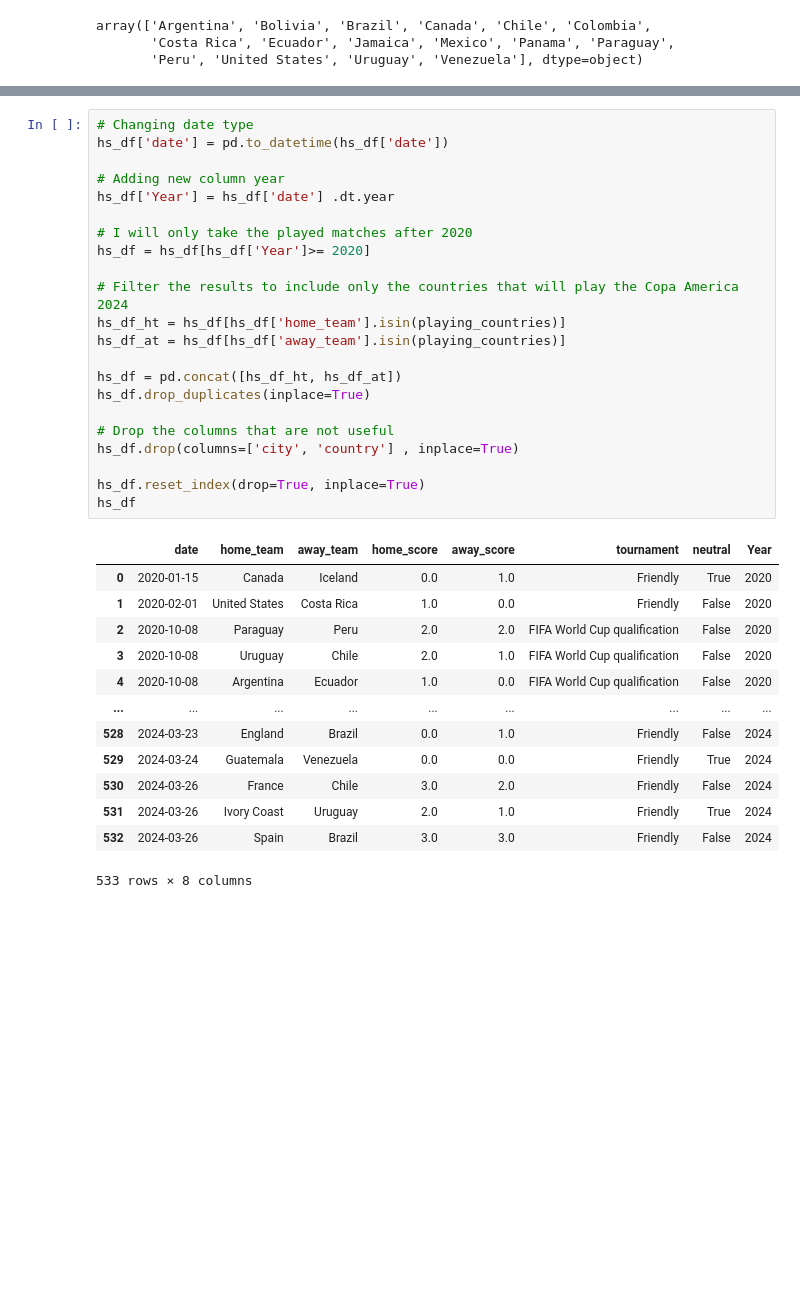
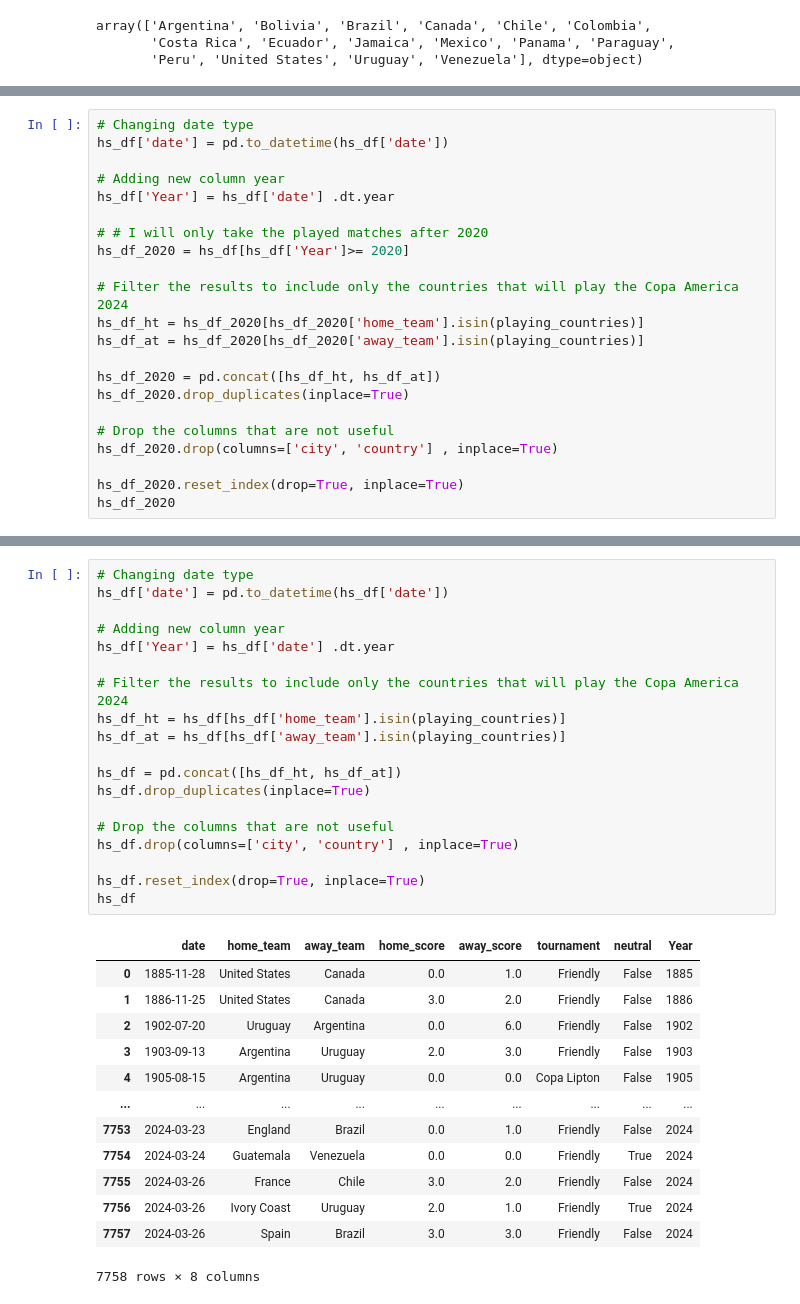
Before and after one commit to arielwendichansky/Copa-America-Model-2024, a Jupyter notebook: Copa_America_final_project.ipynb, the cells around one changed output, grey strips where cells are left out. Saved outputs shown, nothing was run; the diff lists cells and outputs as text; blank space fills up the shorter version.

```diff
--- a/Copa_America_final_project.ipynb
+++ b/Copa_America_final_project.ipynb
@@ -1559,0 +1568,22 @@ array(['Argentina', 'Bolivia', 'Brazil', 'Canada', 'Chile', 'Colombia',
+# %%
+# Changing date type
+hs_df['date'] = pd.to_datetime(hs_df['date'])
+
+# Adding new column year
+hs_df['Year'] = hs_df['date'] .dt.year
+
+# # I will only take the played matches after 2020
+hs_df_2020 = hs_df[hs_df['Year']>= 2020]
+
+# Filter the results to include only the countries that will play the Copa America 2024
+hs_df_ht = hs_df_2020[hs_df_2020['home_team'].isin(playing_countries)]
+hs_df_at = hs_df_2020[hs_df_2020['away_team'].isin(playing_countries)]
+
+hs_df_2020 = pd.concat([hs_df_ht, hs_df_at])
+hs_df_2020.drop_duplicates(inplace=True)
+
+# Drop the columns that are not useful
+hs_df_2020.drop(columns=['city', 'country'] , inplace=True)
+
+hs_df_2020.reset_index(drop=True, inplace=True)
+hs_df_2020
@@ -1560,39 +1713,36 @@ array(['Argentina', 'Bolivia', 'Brazil', 'Canada', 'Chile', 'Colombia',
 # %%
 # Changing date type
 hs_df['date'] = pd.to_datetime(hs_df['date'])
 
 # Adding new column year
 hs_df['Year'] = hs_df['date'] .dt.year
-
-# I will only take the played matches after 2020
-hs_df = hs_df[hs_df['Year']>= 2020]
 
 # Filter the results to include only the countries that will play the Copa America 2024
 hs_df_ht = hs_df[hs_df['home_team'].isin(playing_countries)]
 hs_df_at = hs_df[hs_df['away_team'].isin(playing_countries)]
 
 hs_df = pd.concat([hs_df_ht, hs_df_at])
 hs_df.drop_duplicates(inplace=True)
 
 # Drop the columns that are not useful
 hs_df.drop(columns=['city', 'country'] , inplace=True)
 
 hs_df.reset_index(drop=True, inplace=True)
 hs_df
 # %% [output]
 |  | date | home_team | away_team | home_score | away_score | tournament | neutral | Year |
-| 0 | 2020-01-15 | Canada | Iceland | 0.0 | 1.0 | Friendly | True | 2020 |
-| 1 | 2020-02-01 | United States | Costa Rica | 1.0 | 0.0 | Friendly | False | 2020 |
-| 2 | 2020-10-08 | Paraguay | Peru | 2.0 | 2.0 | FIFA World Cup qualification | False | 2020 |
-| 3 | 2020-10-08 | Uruguay | Chile | 2.0 | 1.0 | FIFA World Cup qualification | False | 2020 |
-| 4 | 2020-10-08 | Argentina | Ecuador | 1.0 | 0.0 | FIFA World Cup qualification | False | 2020 |
+| 0 | 1885-11-28 | United States | Canada | 0.0 | 1.0 | Friendly | False | 1885 |
+| 1 | 1886-11-25 | United States | Canada | 3.0 | 2.0 | Friendly | False | 1886 |
+| 2 | 1902-07-20 | Uruguay | Argentina | 0.0 | 6.0 | Friendly | False | 1902 |
+| 3 | 1903-09-13 | Argentina | Uruguay | 2.0 | 3.0 | Friendly | False | 1903 |
+| 4 | 1905-08-15 | Argentina | Uruguay | 0.0 | 0.0 | Copa Lipton | False | 1905 |
 | ... | ... | ... | ... | ... | ... | ... | ... | ... |
-| 528 | 2024-03-23 | England | Brazil | 0.0 | 1.0 | Friendly | False | 2024 |
-| 529 | 2024-03-24 | Guatemala | Venezuela | 0.0 | 0.0 | Friendly | True | 2024 |
-| 530 | 2024-03-26 | France | Chile | 3.0 | 2.0 | Friendly | False | 2024 |
-| 531 | 2024-03-26 | Ivory Coast | Uruguay | 2.0 | 1.0 | Friendly | True | 2024 |
-| 532 | 2024-03-26 | Spain | Brazil | 3.0 | 3.0 | Friendly | False | 2024 |
+| 7753 | 2024-03-23 | England | Brazil | 0.0 | 1.0 | Friendly | False | 2024 |
+| 7754 | 2024-03-24 | Guatemala | Venezuela | 0.0 | 0.0 | Friendly | True | 2024 |
+| 7755 | 2024-03-26 | France | Chile | 3.0 | 2.0 | Friendly | False | 2024 |
+| 7756 | 2024-03-26 | Ivory Coast | Uruguay | 2.0 | 1.0 | Friendly | True | 2024 |
+| 7757 | 2024-03-26 | Spain | Brazil | 3.0 | 3.0 | Friendly | False | 2024 |
-533 rows × 8 columns
+7758 rows × 8 columns
 # %%
 # Adding the average team weight in each game played in the past.
 hs_df = hs_df.merge(team_avg_overall[['Nation', 'Overall']],
```
Also changed, not shown: parts of 74 cells of this notebook.
